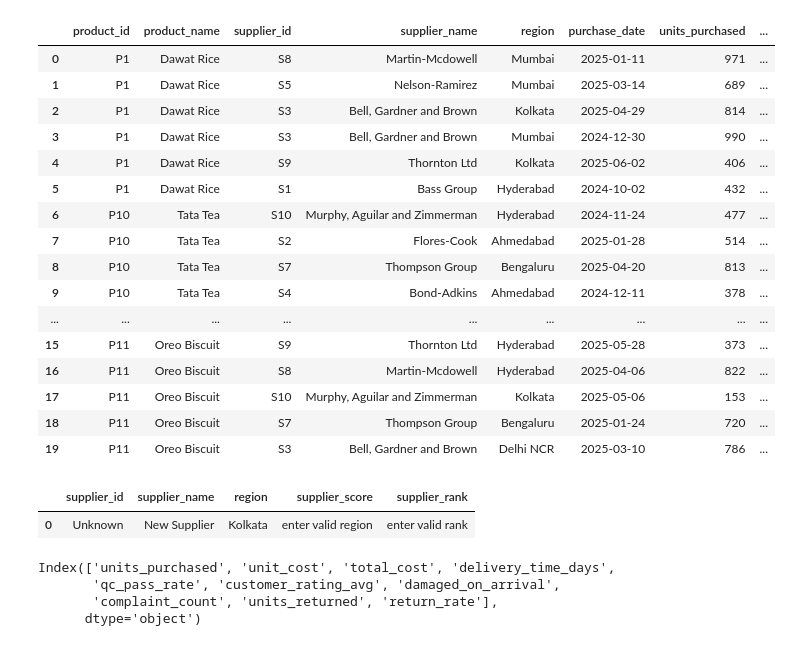
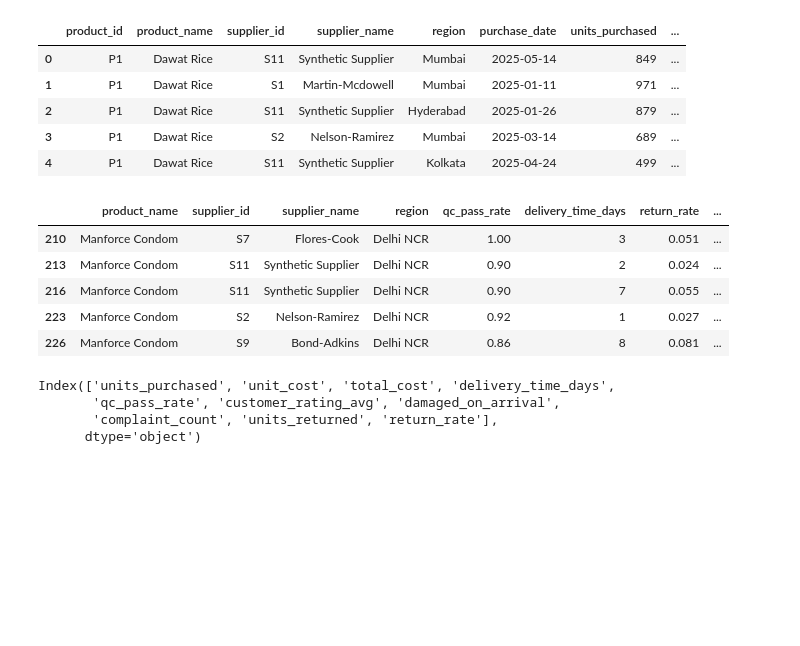
Before and after one commit to kuldeep0009-hub/supplier_dashboard, a Jupyter notebook: training_walmart.ipynb, the cells around one changed output. Saved outputs shown, nothing was run; the diff lists cells and outputs as text; code cells hidden in the pictures; blank space fills up the shorter version.

```diff
--- a/training_walmart.ipynb
+++ b/training_walmart.ipynb
@@ -444,30 +462,23 @@ def get_supplier_predictions(product_name, region):
             "supplier_rank": "enter valid rank"
         }])
 # %%
-df.head(20)
+df.head()
 # %% [output]
 |  | product_id | product_name | supplier_id | supplier_name | region | purchase_date | units_purchased | ... |
-| 0 | P1 | Dawat Rice | S8 | Martin-Mcdowell | Mumbai | 2025-01-11 | 971 | ... |
-| 1 | P1 | Dawat Rice | S5 | Nelson-Ramirez | Mumbai | 2025-03-14 | 689 | ... |
-| 2 | P1 | Dawat Rice | S3 | Bell, Gardner and Brown | Kolkata | 2025-04-29 | 814 | ... |
-| 3 | P1 | Dawat Rice | S3 | Bell, Gardner and Brown | Mumbai | 2024-12-30 | 990 | ... |
-| 4 | P1 | Dawat Rice | S9 | Thornton Ltd | Kolkata | 2025-06-02 | 406 | ... |
-| 5 | P1 | Dawat Rice | S1 | Bass Group | Hyderabad | 2024-10-02 | 432 | ... |
-| 6 | P10 | Tata Tea | S10 | Murphy, Aguilar and Zimmerman | Hyderabad | 2024-11-24 | 477 | ... |
-| 7 | P10 | Tata Tea | S2 | Flores-Cook | Ahmedabad | 2025-01-28 | 514 | ... |
-| 8 | P10 | Tata Tea | S7 | Thompson Group | Bengaluru | 2025-04-20 | 813 | ... |
-| 9 | P10 | Tata Tea | S4 | Bond-Adkins | Ahmedabad | 2024-12-11 | 378 | ... |
-| ... | ... | ... | ... | ... | ... | ... | ... | ... |
-| 15 | P11 | Oreo Biscuit | S9 | Thornton Ltd | Hyderabad | 2025-05-28 | 373 | ... |
-| 16 | P11 | Oreo Biscuit | S8 | Martin-Mcdowell | Hyderabad | 2025-04-06 | 822 | ... |
-| 17 | P11 | Oreo Biscuit | S10 | Murphy, Aguilar and Zimmerman | Kolkata | 2025-05-06 | 153 | ... |
-| 18 | P11 | Oreo Biscuit | S7 | Thompson Group | Bengaluru | 2025-01-24 | 720 | ... |
-| 19 | P11 | Oreo Biscuit | S3 | Bell, Gardner and Brown | Delhi NCR | 2025-03-10 | 786 | ... |
+| 0 | P1 | Dawat Rice | S11 | Synthetic Supplier | Mumbai | 2025-05-14 | 849 | ... |
+| 1 | P1 | Dawat Rice | S1 | Martin-Mcdowell | Mumbai | 2025-01-11 | 971 | ... |
+| 2 | P1 | Dawat Rice | S11 | Synthetic Supplier | Hyderabad | 2025-01-26 | 879 | ... |
+| 3 | P1 | Dawat Rice | S2 | Nelson-Ramirez | Mumbai | 2025-03-14 | 689 | ... |
+| 4 | P1 | Dawat Rice | S11 | Synthetic Supplier | Kolkata | 2025-04-24 | 499 | ... |
 # %%
-get_supplier_predictions('Parle','Kolkata')
+get_supplier_predictions('Manforce Condom','Delhi NCR')
 # %% [output]
-|  | supplier_id | supplier_name | region | supplier_score | supplier_rank |
-| 0 | Unknown | New Supplier | Kolkata | enter valid region | enter valid rank |
+|  | product_name | supplier_id | supplier_name | region | qc_pass_rate | delivery_time_days | return_rate | ... |
+| 210 | Manforce Condom | S7 | Flores-Cook | Delhi NCR | 1.00 | 3 | 0.051 | ... |
+| 213 | Manforce Condom | S11 | Synthetic Supplier | Delhi NCR | 0.90 | 2 | 0.024 | ... |
+| 216 | Manforce Condom | S11 | Synthetic Supplier | Delhi NCR | 0.90 | 7 | 0.055 | ... |
+| 223 | Manforce Condom | S2 | Nelson-Ramirez | Delhi NCR | 0.92 | 1 | 0.027 | ... |
+| 226 | Manforce Condom | S9 | Bond-Adkins | Delhi NCR | 0.86 | 8 | 0.081 | ... |
 # %%
 print(x.columns)
 # %% [output]
```
Also changed, not shown: parts of 19 cells of this notebook, 5 other files.
